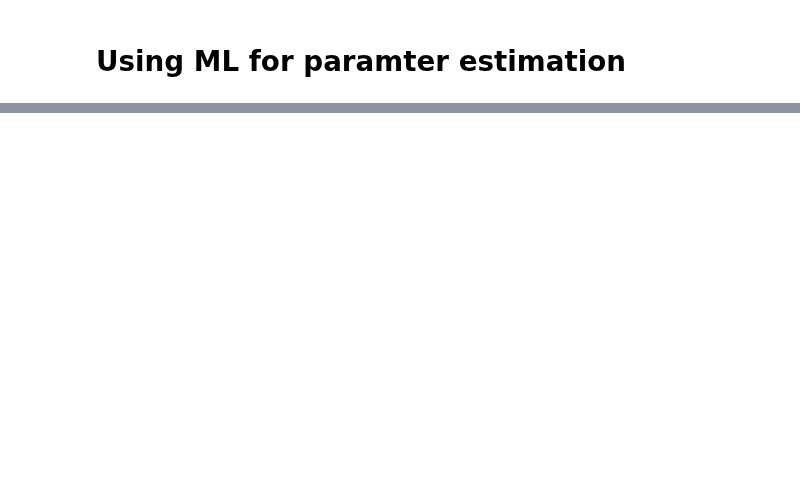
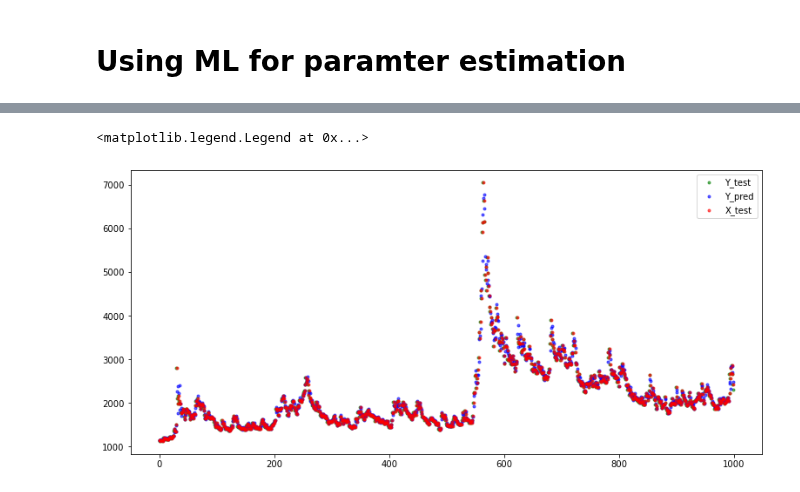
Before and after one commit to aidinattar/Volatility-carry-trading-strategy, a Jupyter notebook: Parameter_Estimation_ML.ipynb, the cells around one changed output, grey strips where cells are left out. Saved outputs shown, nothing was run; the diff lists cells and outputs as text; code cells hidden in the pictures; blank space fills up the shorter version.

Commit message:
NN implementation: Evaluating the performance of model

```diff
--- a/Parameter_Estimation_ML.ipynb
+++ b/Parameter_Estimation_ML.ipynb
@@ -121,4 +120,28 @@ print(L)
 
 print(Y_pred_train[:50])
 print(Y_training[:50])
+# %%
+"""Using Neural Network for the Whole task: A Non-Physical Experiment"""
+
+#Let's, just for a momemnt, Ignore any pre_knowledge about the subject and see what happens
+
+m_training= 2000
+m_test= 1000
+
+X_training=X[:m_training]
+Y_training=Y[:m_training]
+X_test=X[m_training:m_training+m_test]
+Y_test=Y[m_training:m_training+m_test]
+
+if n==0:
+    X_training= np.ravel(X_training)
+    X_test    = np.ravel(X_test)
+
+#Let's scale the Volatilities:
+M = 100    #M times magnification
+
+X_training= np.array(X_training) * M
+Y_training= np.array(Y_training) * M
+X_test= np.array(X_test) * M
+Y_test= np.array(Y_test) * M
 # %%
@@ -173,0 +159,16 @@ print(gsc.cv_results_.get('split5_test_score'))
+# %%
+#at this point we don't know if we are getting a good score just beacuse of the similarity between volatlities or
+#the model is working properly, we should try to figure out a way to find this!
+#let's plot the graphs and see what's going on
+
+plt.figure(figsize=(13,6))
+plt.scatter([t for t in range(len(Y_test))], Y_test, alpha= 0.6,color='g', marker='.', label='Y_test')
+plt.scatter([t for t in range(len(Y_test))], Y_pred, alpha= 0.6,color='b', marker='.', label='Y_pred')
+plt.scatter([t for t in range(len(Y_test))],
+            [X_test[i][-1] for i in range(len(Y_test))],alpha= 0.6, color='r', marker='.', label='X_test')
+# plt.xlim(550,600)
+# plt.ylim(3000,5000)
+plt.legend()
+# %% [output]
+<matplotlib.legend.Legend at 0x...>
+[figure, added]
```
Also changed, not shown: parts of 11 cells of this notebook.
